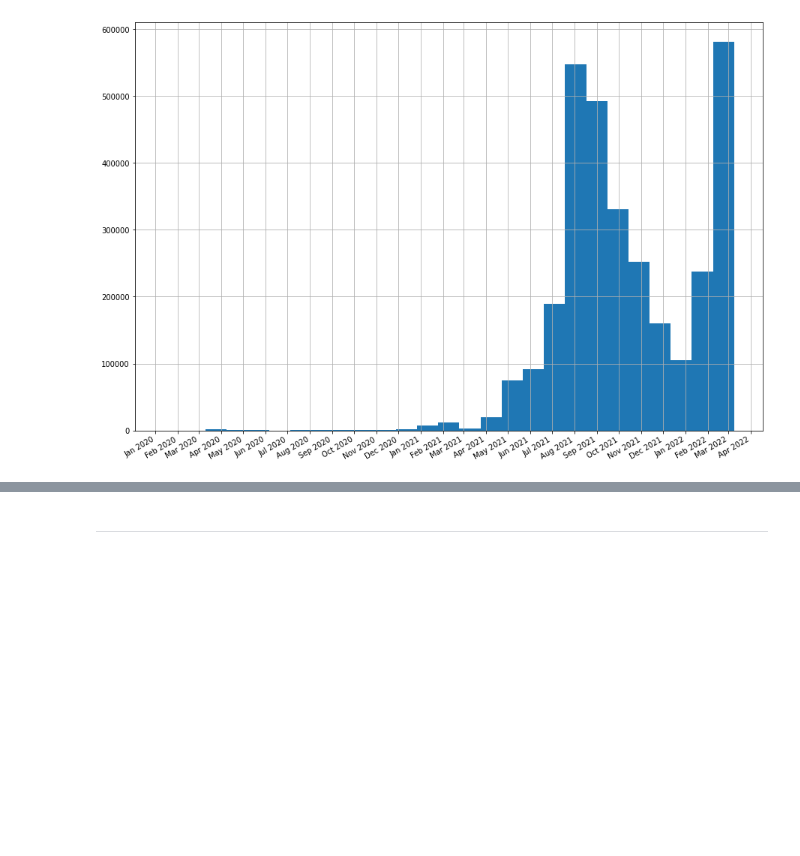
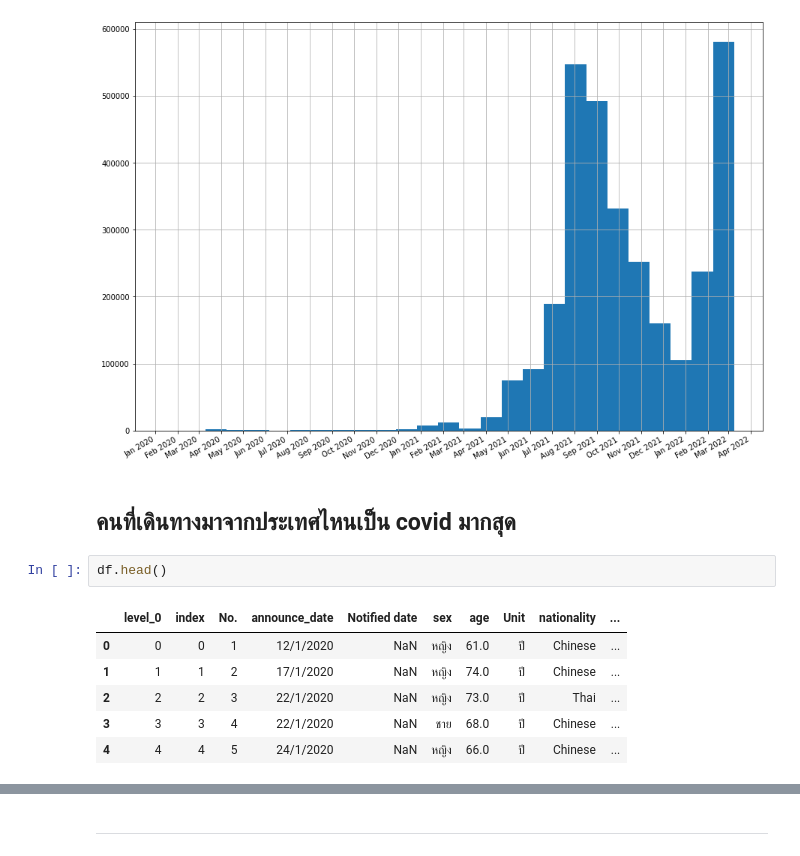
Before and after one commit to macgyver121/DADS5001, a Jupyter notebook: Exercise/Midterm_DADS5001.ipynb, the cells around one changed output, grey strips where cells are left out. Cells and saved outputs as stored; diff of their text form; blank space fills up the shorter version.

```diff
--- a/Exercise/Midterm_DADS5001.ipynb
+++ b/Exercise/Midterm_DADS5001.ipynb
@@ -833,3 +805,14 @@ ax.grid(True)
 plt.show()
 # %% [output]
 [figure]
+# %% [markdown]
+## คนที่เดินทางมาจากประเทศไหนเป็น covid มากสุด
+# %%
+df.head()
+# %% [output]
+|  | level_0 | index | No. | announce_date | Notified date | sex | age | Unit | nationality | ... |
+| 0 | 0 | 0 | 1 | 12/1/2020 | NaN | หญิง | 61.0 | ปี | Chinese | ... |
+| 1 | 1 | 1 | 2 | 17/1/2020 | NaN | หญิง | 74.0 | ปี | Chinese | ... |
+| 2 | 2 | 2 | 3 | 22/1/2020 | NaN | หญิง | 73.0 | ปี | Thai | ... |
+| 3 | 3 | 3 | 4 | 22/1/2020 | NaN | ชาย | 68.0 | ปี | Chinese | ... |
+| 4 | 4 | 4 | 5 | 24/1/2020 | NaN | หญิง | 66.0 | ปี | Chinese | ... |
```
Also changed, not shown: parts of 39 cells of this notebook.
